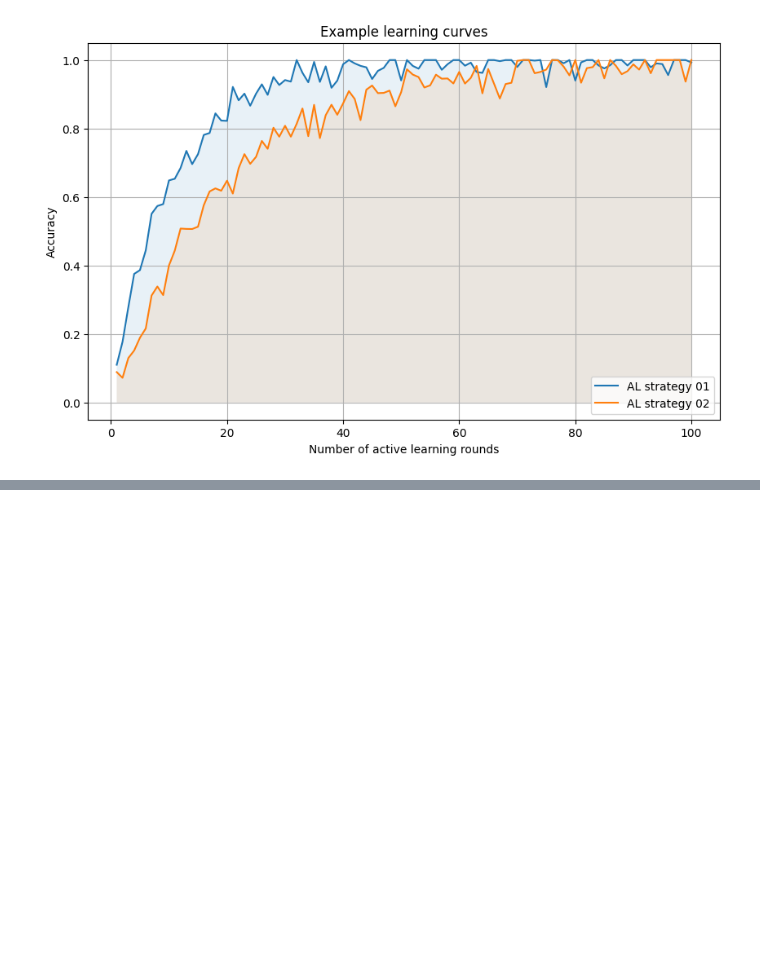
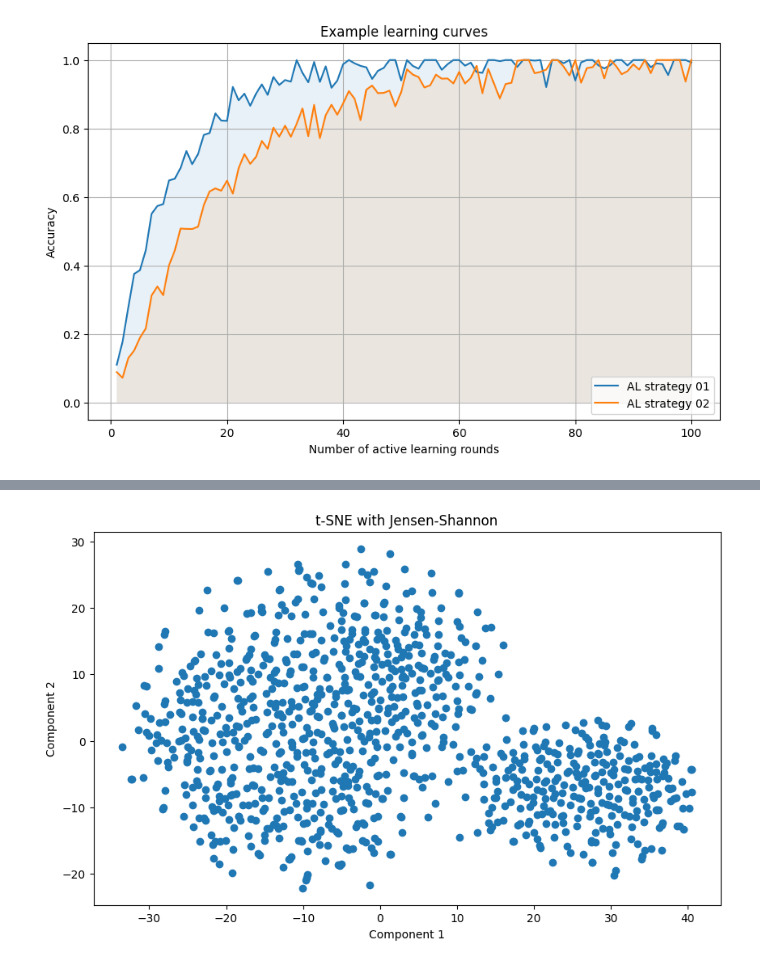
Before and after one commit to ahmetayrnc/deep-active-learning-2, a Jupyter notebook: scripts/test.ipynb, the cells around one changed output, grey strips where cells are left out. Drawn from its saved outputs; the diff is of its cells as text; code cells hidden in the pictures; blank space fills up the shorter version.

```diff
--- a/scripts/test.ipynb
+++ b/scripts/test.ipynb
@@ -118,0 +134,95 @@ plt.show()
+# %%
+import numpy as np
+from scipy.special import kl_div
+from scipy.linalg import sqrtm
+from sklearn.manifold import TSNE
+import matplotlib.pyplot as plt
+from data import get_DYDA, get_SWDA, get_KPN
+
+import numpy as np
+from scipy.special import kl_div
+from scipy.spatial import distance
+from sklearn.manifold import TSNE
+from sklearn.cluster import DBSCAN
+from umap import UMAP
+import ot
+import matplotlib.pyplot as plt
+
+
+def a():
+    train, test = get_SWDA()
+
+    # Assuming your sequences are in a list of lists called 'sequences'
+    sequences = train[1]  # replace with your data
+    num_labels = np.unique(np.concatenate(sequences)).shape[0]
+
+    # Calculate frequency distributions
+    freq_distributions = []
+    for seq in sequences:
+        freq_distribution = [seq.count(i) for i in range(num_labels)]  # range goes up to 46
+        freq_distributions.append(freq_distribution)
+
+    # Convert counts to probabilities with smoothing
+    epsilon = 1e-10  # small constant
+    probs = [
+        (np.array(dist) + epsilon) / (sum(dist) + epsilon * num_labels)
+        for dist in freq_distributions
+    ]
+
+    # Compute divergence/distance matrices
+    n = len(probs)
+    js_divergence_matrix = np.zeros((n, n))
+    emd_matrix = np.zeros((n, n))
+    for i in range(n):
+        for j in range(i + 1, n):
+            # Jensen-Shannon divergence
+            kl_ij = kl_div(probs[i], probs[j]).sum()
+            kl_ji = kl_div(probs[j], probs[i]).sum()
+            js_divergence = (kl_ij + kl_ji) / 2
+            js_divergence_matrix[i, j] = js_divergence
+            js_divergence_matrix[j, i] = js_divergence  # symmetry
+
+            # Earth Mover's Distance
+            emd = ot.emd2(probs[i], probs[j], np.ones((num_labels, num_labels)))
+            emd_matrix[i, j] = emd
+            emd_matrix[j, i] = emd  # symmetry
+
+    # Apply clustering algorithms to divergence/distance matrices
+    algorithms = {
+        "t-SNE": TSNE(
+            metric="precomputed",
+            perplexity=30,
+            n_components=2,
+            # init="pca",
+            n_iter=1000,
+            random_state=23,
+        ),
+        "UMAP": UMAP(
+            metric="precomputed",
+            n_neighbors=15,
+            min_dist=0.1,
+            n_components=2,
+            random_state=23,
+        ),
+    }
+
+    results = {}
+    for name, algo in algorithms.items():
+        for matrix, mat_name in zip(
+            [js_divergence_matrix, emd_matrix], ["Jensen-Shannon", "Earth Mover's"]
+        ):
+            coords = algo.fit_transform(matrix)
+            results[name + " with " + mat_name] = coords
+
+    # Plot results
+    for name, res in results.items():
+        plt.figure(figsize=(10, 6))
+        plt.scatter(res[:, 0], res[:, 1])
+        plt.title(name)
+        plt.xlabel("Component 1")
+        plt.ylabel("Component 2")
+        plt.show()
+
+
+a()
+# %% [output]
@@ -118,0 +230 @@ plt.show()
+[figure, added]
```
Also changed, not shown: parts of 10 cells of this notebook, 14 other files.
